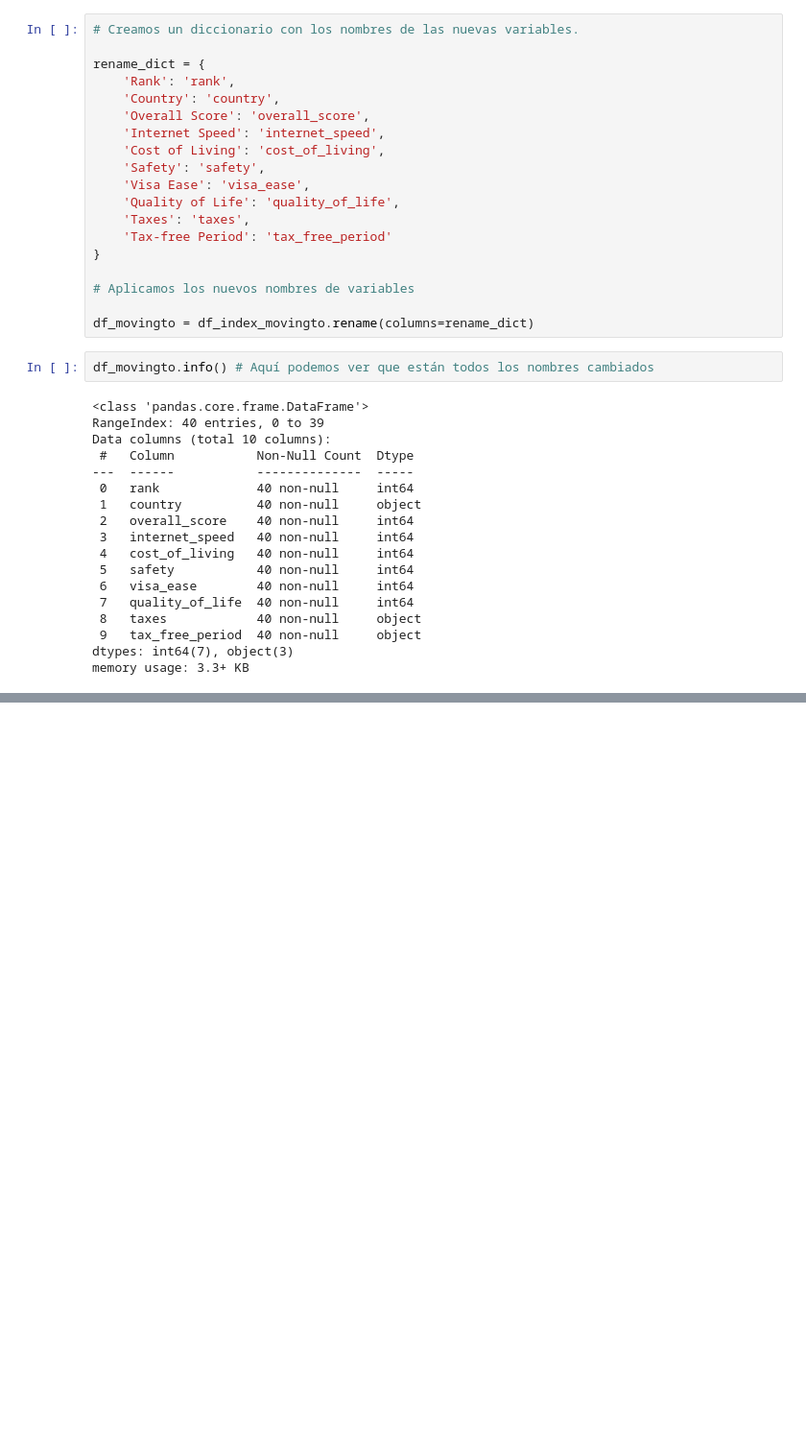
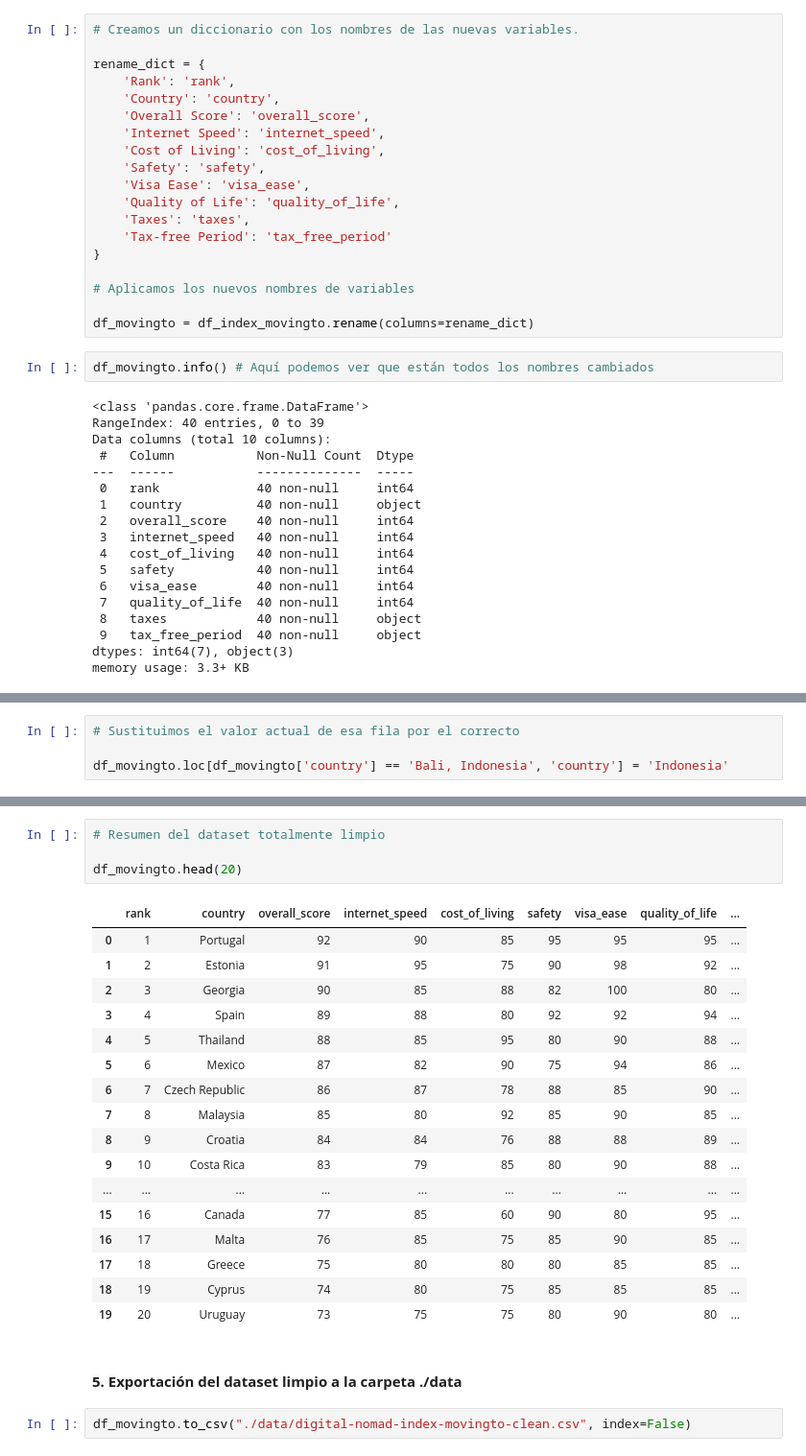
Before and after one commit to danielaaguirrej55-source/EDA-Nomadismo-Digital, a Jupyter notebook: src/notebooks/ETL_index_movingto_juanfcia_v1.ipynb, the cells around one changed output, grey strips where cells are left out. Shown at 96% size. Drawn from its saved outputs; the diff is of its cells as text; blank space fills up the shorter version.

Commit message:
EDA - Nomadismo digital / ETL Movingto
- Dataset Movingto con variables normalizadas y sin nulos.
- Exportamos CSV limpio a la carpeta ./data

```diff
--- a/src/notebooks/ETL_index_movingto_juanfcia_v1.ipynb
+++ b/src/notebooks/ETL_index_movingto_juanfcia_v1.ipynb
@@ -96,0 +123,4 @@ memory usage: 3.3+ KB
+# %%
+# Sustituimos el valor actual de esa fila por el correcto
+
+df_movingto.loc[df_movingto['country'] == 'Bali, Indonesia', 'country'] = 'Indonesia'
@@ -96,0 +173,26 @@ memory usage: 3.3+ KB
+# %%
+# Resumen del dataset totalmente limpio
+
+df_movingto.head(20)
+# %% [output]
+|  | rank | country | overall_score | internet_speed | cost_of_living | safety | visa_ease | quality_of_life | ... |
+| 0 | 1 | Portugal | 92 | 90 | 85 | 95 | 95 | 95 | ... |
+| 1 | 2 | Estonia | 91 | 95 | 75 | 90 | 98 | 92 | ... |
+| 2 | 3 | Georgia | 90 | 85 | 88 | 82 | 100 | 80 | ... |
+| 3 | 4 | Spain | 89 | 88 | 80 | 92 | 92 | 94 | ... |
+| 4 | 5 | Thailand | 88 | 85 | 95 | 80 | 90 | 88 | ... |
+| 5 | 6 | Mexico | 87 | 82 | 90 | 75 | 94 | 86 | ... |
+| 6 | 7 | Czech Republic | 86 | 87 | 78 | 88 | 85 | 90 | ... |
+| 7 | 8 | Malaysia | 85 | 80 | 92 | 85 | 90 | 85 | ... |
+| 8 | 9 | Croatia | 84 | 84 | 76 | 88 | 88 | 89 | ... |
+| 9 | 10 | Costa Rica | 83 | 79 | 85 | 80 | 90 | 88 | ... |
+| ... | ... | ... | ... | ... | ... | ... | ... | ... | ... |
+| 15 | 16 | Canada | 77 | 85 | 60 | 90 | 80 | 95 | ... |
+| 16 | 17 | Malta | 76 | 85 | 75 | 85 | 90 | 85 | ... |
+| 17 | 18 | Greece | 75 | 80 | 80 | 80 | 85 | 85 | ... |
+| 18 | 19 | Cyprus | 74 | 80 | 75 | 85 | 85 | 85 | ... |
+| 19 | 20 | Uruguay | 73 | 75 | 75 | 80 | 90 | 80 | ... |
+# %% [markdown]
+#### **5. Exportación del dataset limpio a la carpeta ./data**
+# %%
+df_movingto.to_csv("./data/digital-nomad-index-movingto-clean.csv", index=False)
```
Also changed, not shown: parts of 5 cells of this notebook, 1 other file.
